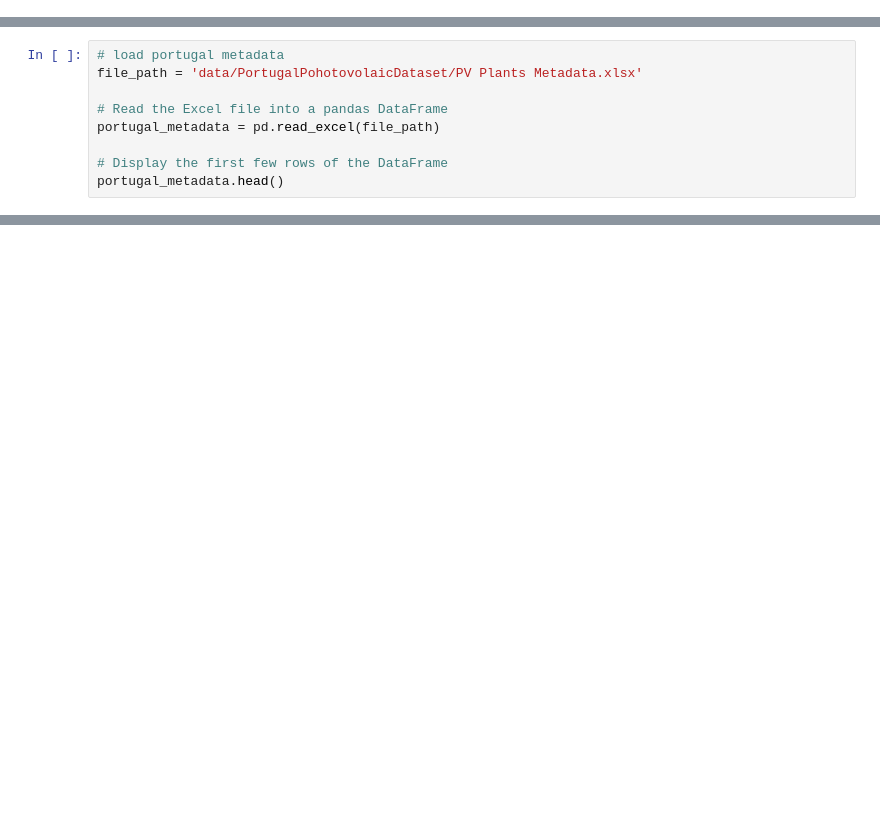
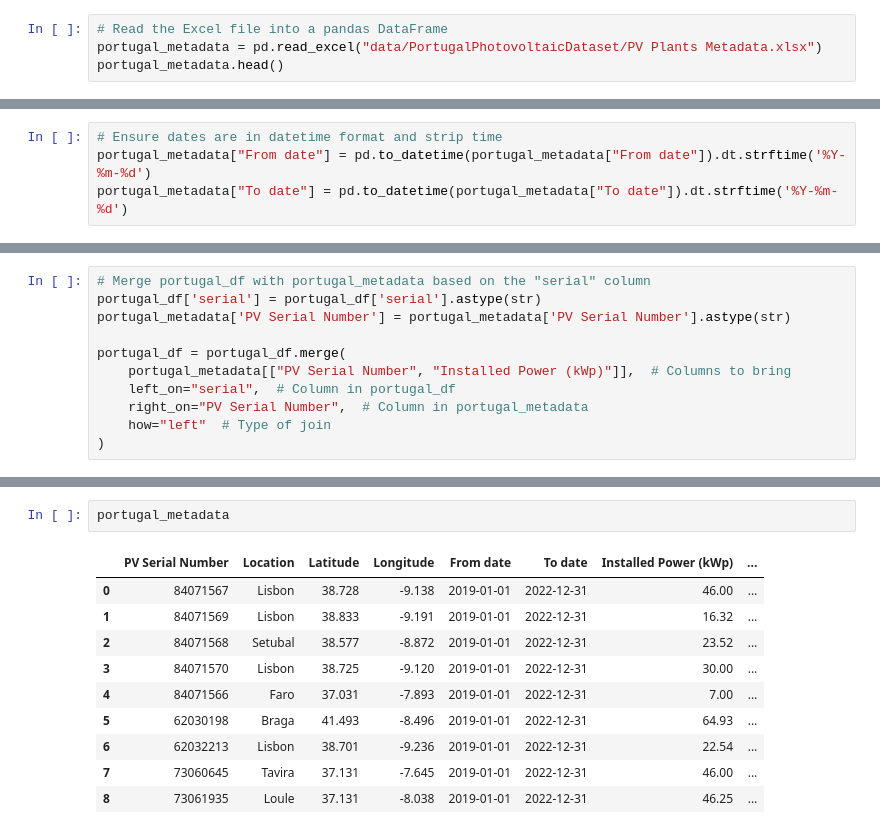
Before and after one commit to entl/evolyte-ml, a Jupyter notebook: ml/main.ipynb, the cells around one changed output, grey strips where cells are left out. Cells and saved outputs as stored; diff of their text form; blank space fills up the shorter version.

Commit message:
feat: create pvigs datasets and combine with weather

```diff
--- a/ml/main.ipynb
+++ b/ml/main.ipynb
@@ -25,0 +16,4 @@ uk_power_networks_metadata.head(n=100)
+# %%
+# Read the Excel file into a pandas DataFrame
+portugal_metadata = pd.read_excel("data/PortugalPhotovoltaicDataset/PV Plants Metadata.xlsx")
+portugal_metadata.head()
@@ -65,9 +76,0 @@ filtered_uk_power_networks_metadata.head()
-# %%
-# load portugal metadata
-file_path = 'data/PortugalPohotovolaicDataset/PV Plants Metadata.xlsx'
-
-# Read the Excel file into a pandas DataFrame
-portugal_metadata = pd.read_excel(file_path)
-
-# Display the first few rows of the DataFrame
-portugal_metadata.head()
@@ -115,0 +136,4 @@ portugal_df.head()
+# %%
+# Ensure dates are in datetime format and strip time
+portugal_metadata["From date"] = pd.to_datetime(portugal_metadata["From date"]).dt.strftime('%Y-%m-%d')
+portugal_metadata["To date"] = pd.to_datetime(portugal_metadata["To date"]).dt.strftime('%Y-%m-%d')
@@ -115,0 +150,11 @@ portugal_df.head()
+# %%
+# Merge portugal_df with portugal_metadata based on the "serial" column
+portugal_df['serial'] = portugal_df['serial'].astype(str)
+portugal_metadata['PV Serial Number'] = portugal_metadata['PV Serial Number'].astype(str)
+
+portugal_df = portugal_df.merge(
+    portugal_metadata[["PV Serial Number", "Installed Power (kWp)"]],  # Columns to bring
+    left_on="serial",  # Column in portugal_df
+    right_on="PV Serial Number",  # Column in portugal_metadata
+    how="left"  # Type of join
+)
@@ -170,0 +424,13 @@ uk_power_networks_data_preprocessed =
+# %%
+portugal_metadata
+# %% [output]
+|  | PV Serial Number | Location | Latitude | Longitude | From date | To date | Installed Power (kWp) | ... |
+| 0 | 84071567 | Lisbon | 38.728 | -9.138 | 2019-01-01 | 2022-12-31 | 46.00 | ... |
+| 1 | 84071569 | Lisbon | 38.833 | -9.191 | 2019-01-01 | 2022-12-31 | 16.32 | ... |
+| 2 | 84071568 | Setubal | 38.577 | -8.872 | 2019-01-01 | 2022-12-31 | 23.52 | ... |
+| 3 | 84071570 | Lisbon | 38.725 | -9.120 | 2019-01-01 | 2022-12-31 | 30.00 | ... |
+| 4 | 84071566 | Faro | 37.031 | -7.893 | 2019-01-01 | 2022-12-31 | 7.00 | ... |
+| 5 | 62030198 | Braga | 41.493 | -8.496 | 2019-01-01 | 2022-12-31 | 64.93 | ... |
+| 6 | 62032213 | Lisbon | 38.701 | -9.236 | 2019-01-01 | 2022-12-31 | 22.54 | ... |
+| 7 | 73060645 | Tavira | 37.131 | -7.645 | 2019-01-01 | 2022-12-31 | 46.00 | ... |
+| 8 | 73061935 | Loule | 37.131 | -8.038 | 2019-01-01 | 2022-12-31 | 46.25 | ... |
```
Also changed, not shown: parts of 56 cells of this notebook, 10 other files.
